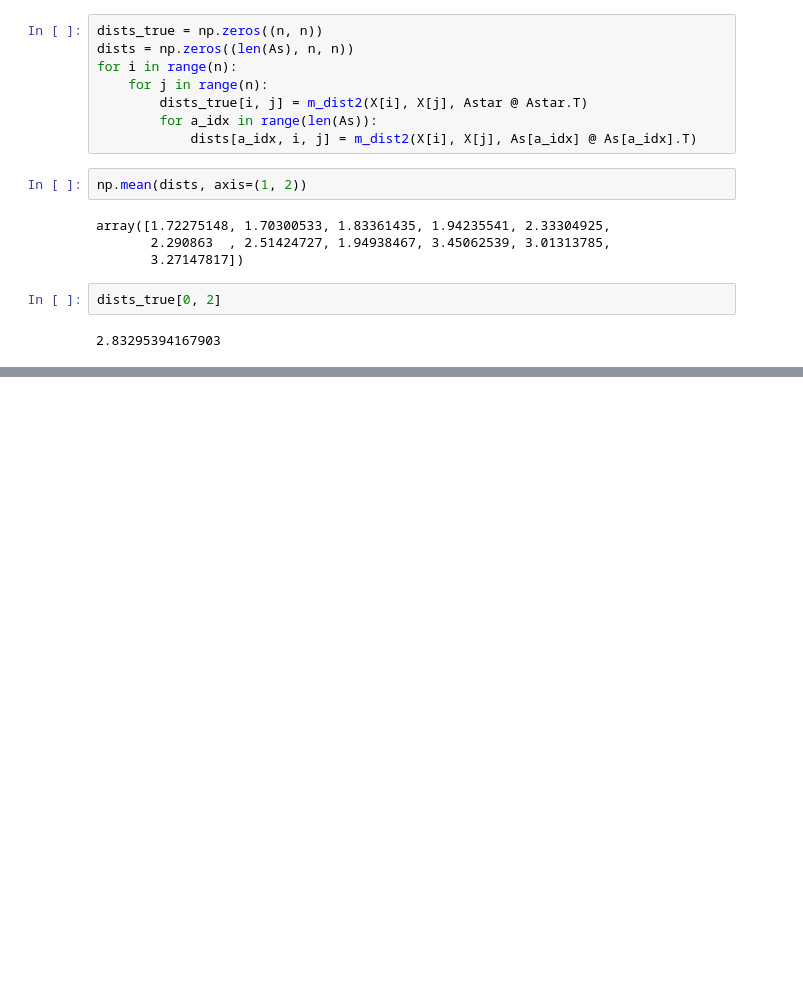
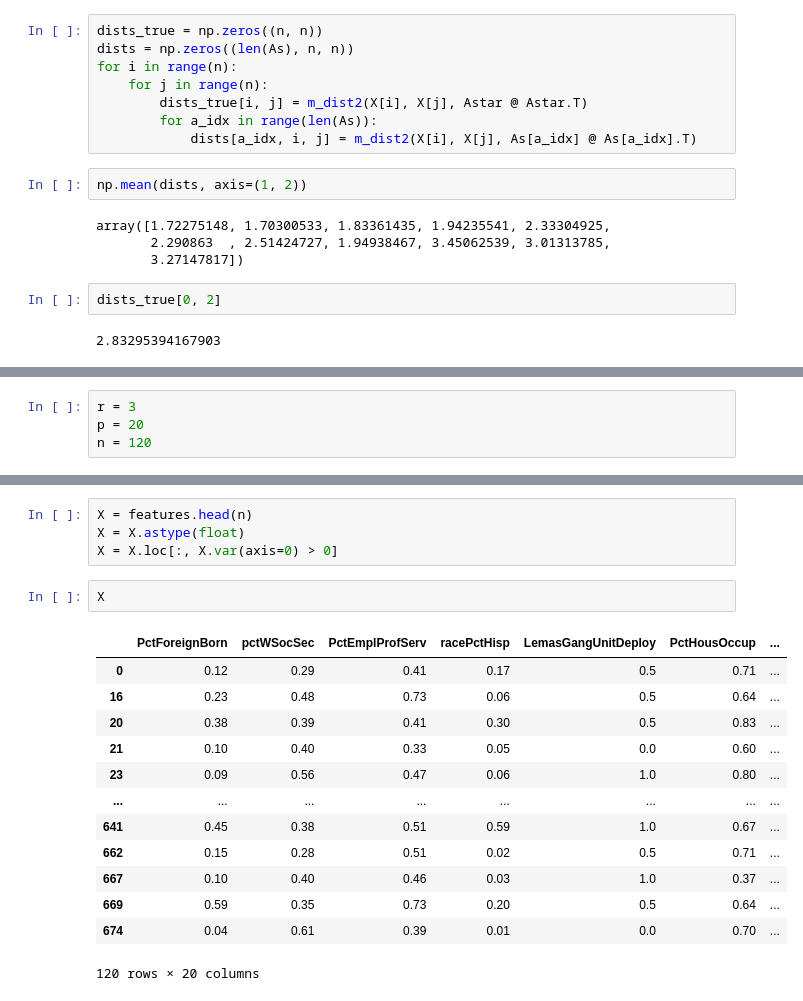
Before and after one commit to ceolson/metric-learning, a Jupyter notebook: scratch.ipynb, the cells around one changed output, grey strips where cells are left out. Drawn from its saved outputs; the diff is of its cells as text; blank space fills up the shorter version.

```diff
--- a/scratch.ipynb
+++ b/scratch.ipynb
@@ -447,0 +479,4 @@ dists_true[0, 2]
+# %%
+r = 3
+p = 20
+n = 120
@@ -447,0 +524,20 @@ dists_true[0, 2]
+# %%
+X = features.head(n)
+X = X.astype(float)
+X = X.loc[:, X.var(axis=0) > 0]
+# %%
+X
+# %% [output]
+|  | PctForeignBorn | pctWSocSec | PctEmplProfServ | racePctHisp | LemasGangUnitDeploy | PctHousOccup | ... |
+| 0 | 0.12 | 0.29 | 0.41 | 0.17 | 0.5 | 0.71 | ... |
+| 16 | 0.23 | 0.48 | 0.73 | 0.06 | 0.5 | 0.64 | ... |
+| 20 | 0.38 | 0.39 | 0.41 | 0.30 | 0.5 | 0.83 | ... |
+| 21 | 0.10 | 0.40 | 0.33 | 0.05 | 0.0 | 0.60 | ... |
+| 23 | 0.09 | 0.56 | 0.47 | 0.06 | 1.0 | 0.80 | ... |
+| ... | ... | ... | ... | ... | ... | ... | ... |
+| 641 | 0.45 | 0.38 | 0.51 | 0.59 | 1.0 | 0.67 | ... |
+| 662 | 0.15 | 0.28 | 0.51 | 0.02 | 0.5 | 0.71 | ... |
+| 667 | 0.10 | 0.40 | 0.46 | 0.03 | 1.0 | 0.37 | ... |
+| 669 | 0.59 | 0.35 | 0.73 | 0.20 | 0.5 | 0.64 | ... |
+| 674 | 0.04 | 0.61 | 0.39 | 0.01 | 0.0 | 0.70 | ... |
+120 rows × 20 columns
```
Also changed, not shown: parts of 3 cells of this notebook, 1 other file.
